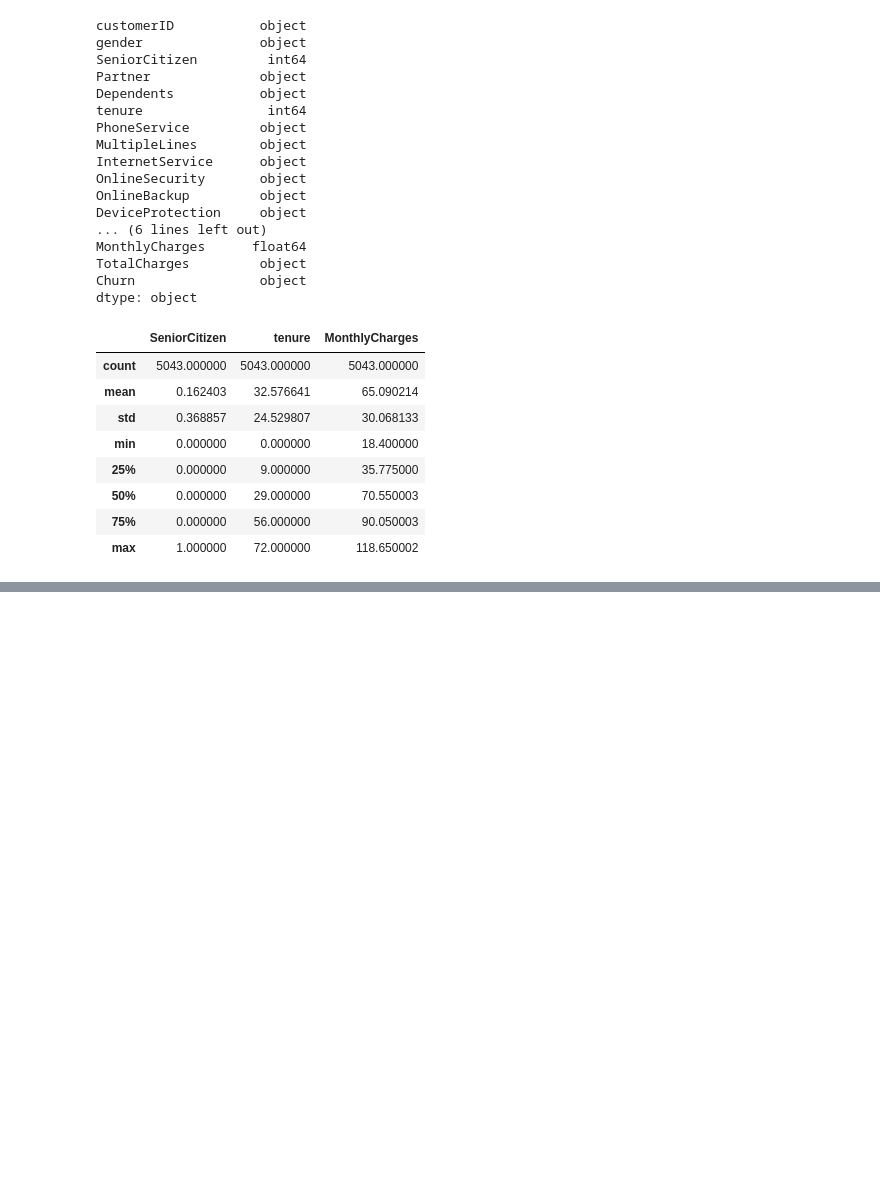
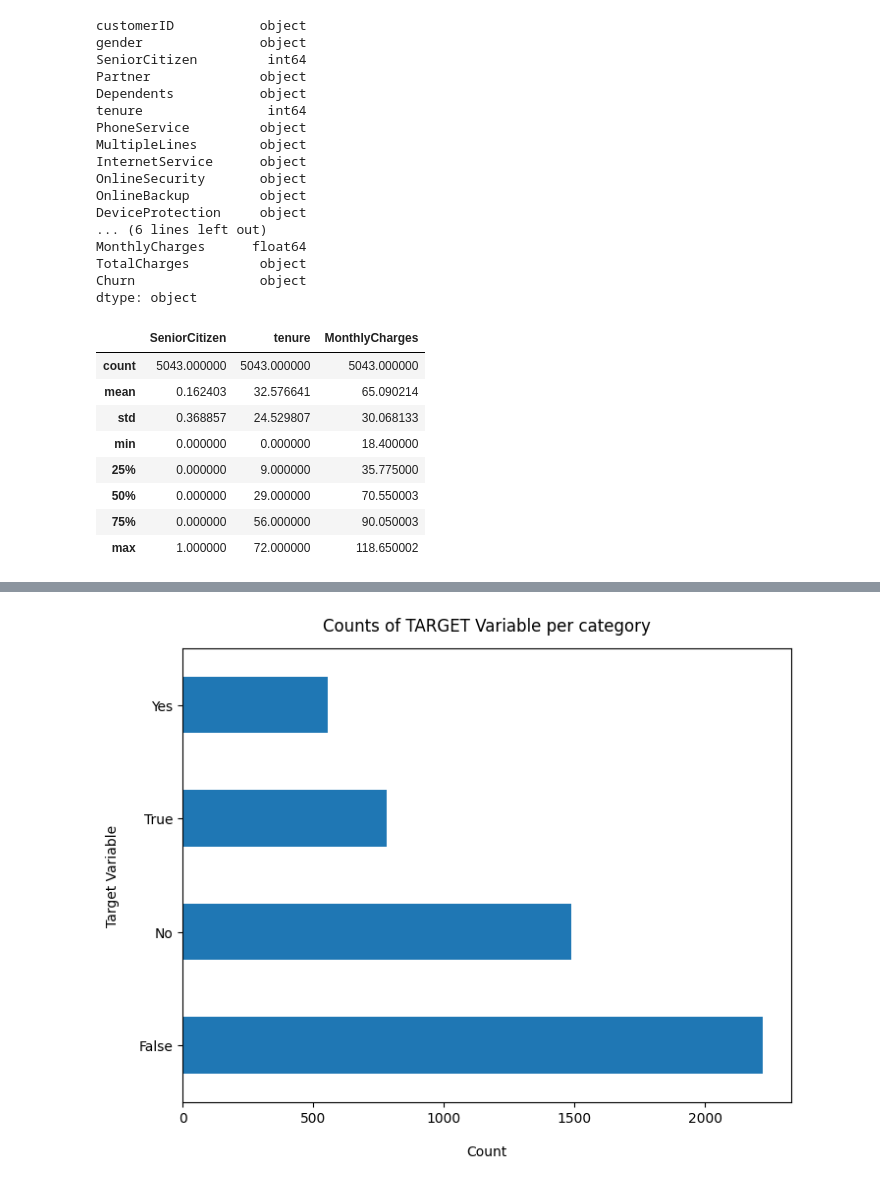
Before and after one commit to DelphinKdl/customer-churn-prediction-classification-model, a Jupyter notebook: notebook.ipynb, the cells around one changed output, grey strips where cells are left out. Cells and saved outputs as stored; diff of their text form; code cells hidden in the pictures; blank space fills up the shorter version.

```diff
--- a/notebook.ipynb
+++ b/notebook.ipynb
@@ -253,0 +317,8 @@ Data.describe()
+# %%
+
+Data['Churn'].value_counts().plot(kind='barh', figsize=(8, 6))
+plt.xlabel("Count", labelpad=14)
+plt.ylabel("Target Variable", labelpad=14)
+plt.title("Counts of TARGET Variable per category", y=1.02);
+# %% [output]
+[figure, added]
```
Also changed, not shown: parts of 10 cells of this notebook.
